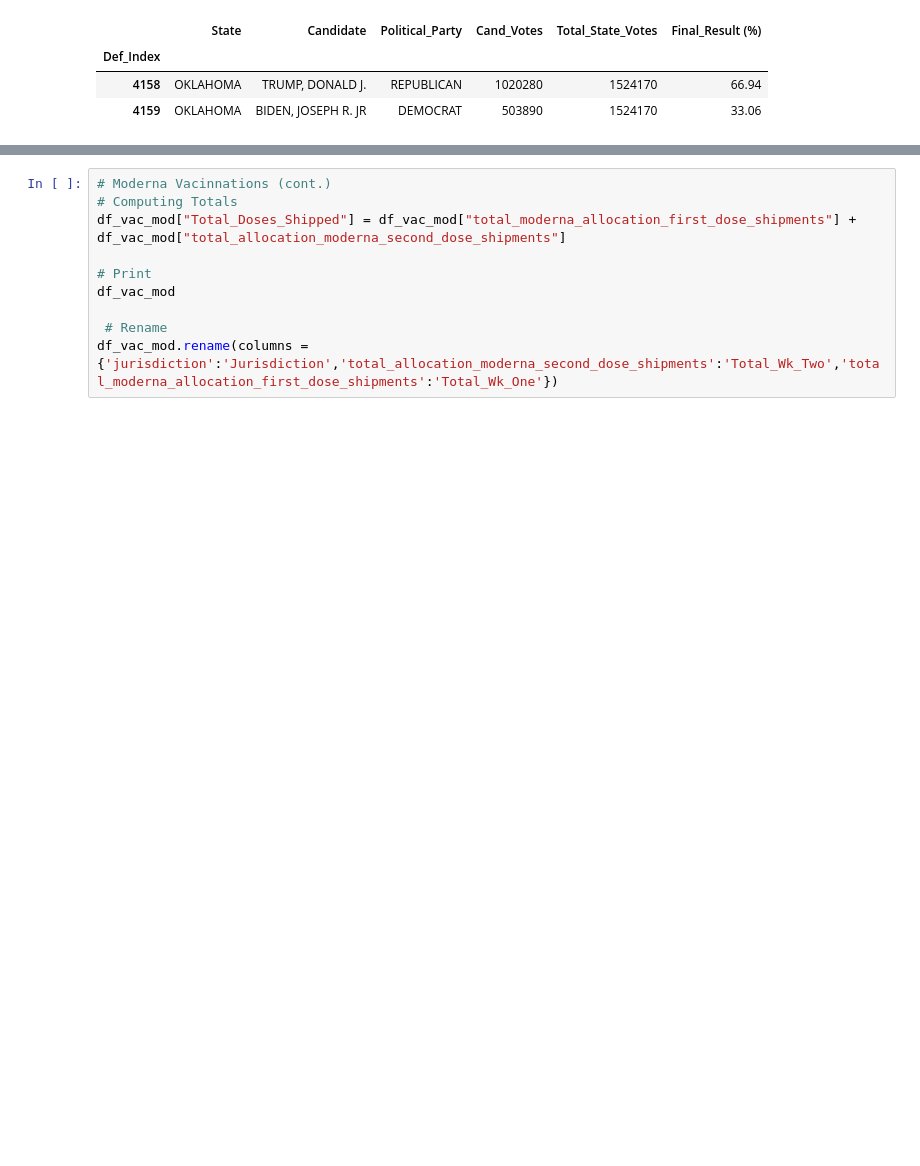
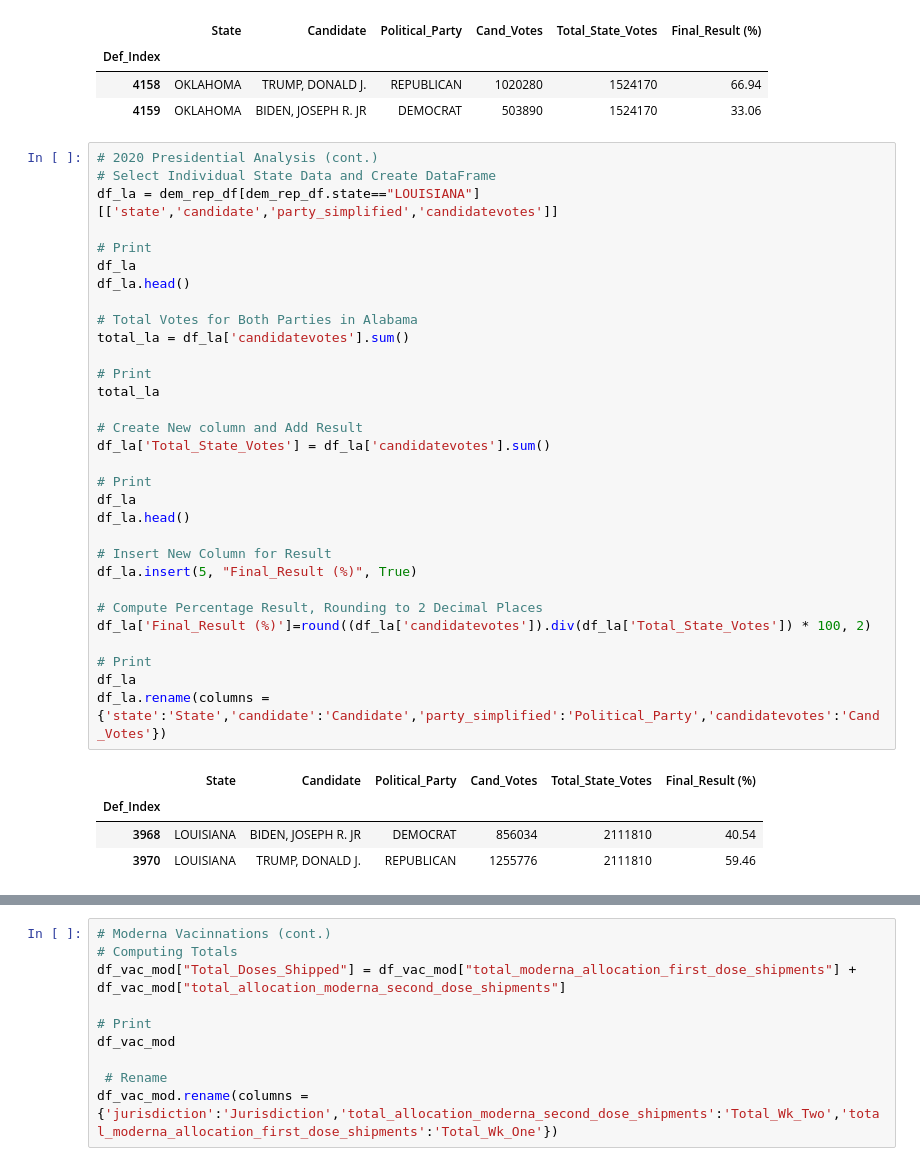
Before and after one commit to tduron3/I_Have_No_Clue, a Jupyter notebook: Project_6.ipynb, the cells around one changed output, grey strips where cells are left out. Saved outputs shown, nothing was run; the diff lists cells and outputs as text; blank space fills up the shorter version.

Commit message:
Continued Data

```diff
--- a/Project_6.ipynb
+++ b/Project_6.ipynb
@@ -459,3 +459,39 @@ df_ok.rename(columns = {'state':'State','candidate':'Candidate','party_simplifie
 | Def_Index |  |  |  |  |  |  |
 | 4158 | OKLAHOMA | TRUMP, DONALD J. | REPUBLICAN | 1020280 | 1524170 | 66.94 |
 | 4159 | OKLAHOMA | BIDEN, JOSEPH R. JR | DEMOCRAT | 503890 | 1524170 | 33.06 |
+# %%
+# 2020 Presidential Analysis (cont.)
+# Select Individual State Data and Create DataFrame
+df_la = dem_rep_df[dem_rep_df.state=="LOUISIANA"][['state','candidate','party_simplified','candidatevotes']]
+
+# Print
+df_la
+df_la.head()
+
+# Total Votes for Both Parties in Alabama
+total_la = df_la['candidatevotes'].sum()
+
+# Print
+total_la
+
+# Create New column and Add Result
+df_la['Total_State_Votes'] = df_la['candidatevotes'].sum()
+
+# Print
+df_la
+df_la.head()
+
+# Insert New Column for Result
+df_la.insert(5, "Final_Result (%)", True)
+
+# Compute Percentage Result, Rounding to 2 Decimal Places
+df_la['Final_Result (%)']=round((df_la['candidatevotes']).div(df_la['Total_State_Votes']) * 100, 2)
+
+# Print
+df_la
+df_la.rename(columns = {'state':'State','candidate':'Candidate','party_simplified':'Political_Party','candidatevotes':'Cand_Votes'})
+# %% [output]
+|  | State | Candidate | Political_Party | Cand_Votes | Total_State_Votes | Final_Result (%) |
+| Def_Index |  |  |  |  |  |  |
+| 3968 | LOUISIANA | BIDEN, JOSEPH R. JR | DEMOCRAT | 856034 | 2111810 | 40.54 |
+| 3970 | LOUISIANA | TRUMP, DONALD J. | REPUBLICAN | 1255776 | 2111810 | 59.46 |
```
Also changed, not shown: parts of 15 cells of this notebook.
